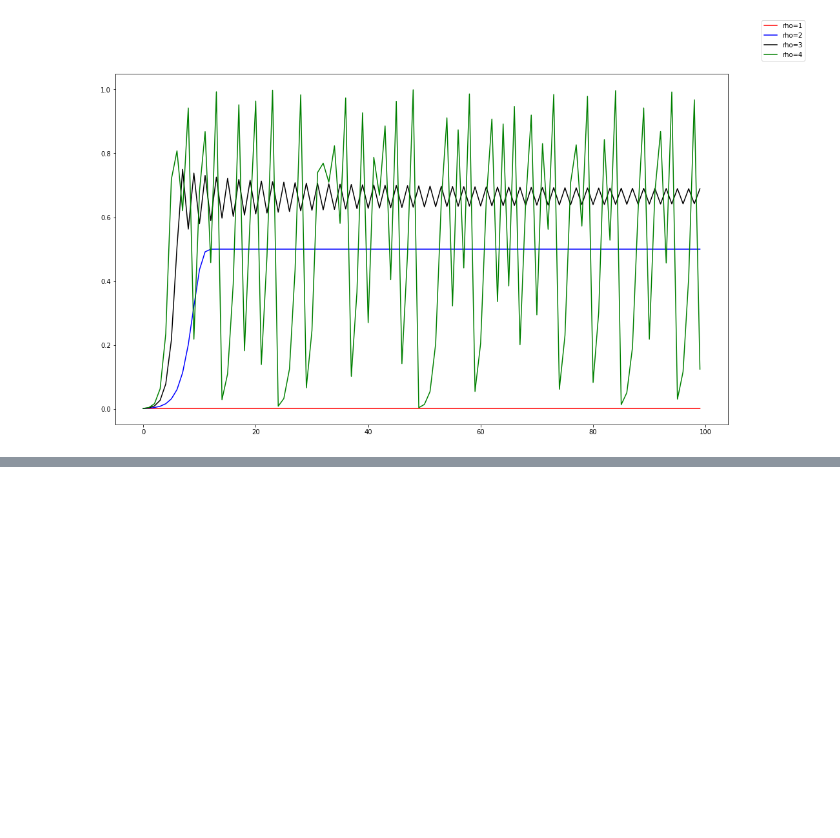
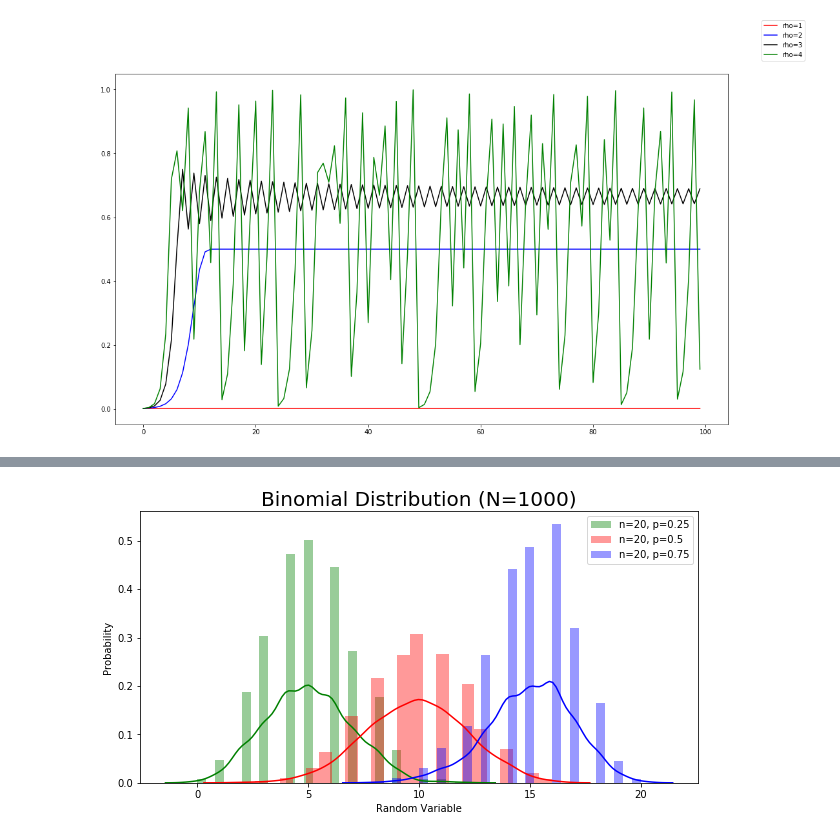
Before and after one commit to AdrianoPereira/cap239, a Jupyter notebook: homework_spectral_analysis.ipynb, the cells around one changed output, grey strips where cells are left out. Cells and saved outputs as stored; diff of their text form; code cells hidden in the pictures; blank space fills up the shorter version.

```diff
--- a/homework_spectral_analysis.ipynb
+++ b/homework_spectral_analysis.ipynb
@@ -76,0 +122,23 @@ s7 = normalize(s3+s4)
+# %%
+plt.figure(figsize=(10, 5))
+
+n, p = 20, 0.25
+binomial = np.random.binomial(n, p, 1000)
+sns.distplot(binomial, color='green', label='n=20, p=0.25')
+
+n, p = 20, 0.5
+binomial = np.random.binomial(n, p, 1000)
+sns.distplot(binomial, color='red', label='n=20, p=0.5')
+
+n, p = 20, 0.75
+binomial = np.random.binomial(n, p, 1000)
+sns.distplot(binomial, color='blue', label='n=20, p=0.75')
+
+plt.title('Binomial Distribution (N=1000)', fontdict={'fontsize': 20})
+plt.xlabel('Random Variable')
+plt.ylabel('Probability')
+plt.legend(loc='best')
+plt.show()
+# Reference: https://www.statisticshowto.datasciencecentral.com/negative-binomial-experiment/
+# %% [output]
+[figure, added]
```
Also changed, not shown: parts of 15 cells of this notebook, 21 other files.
